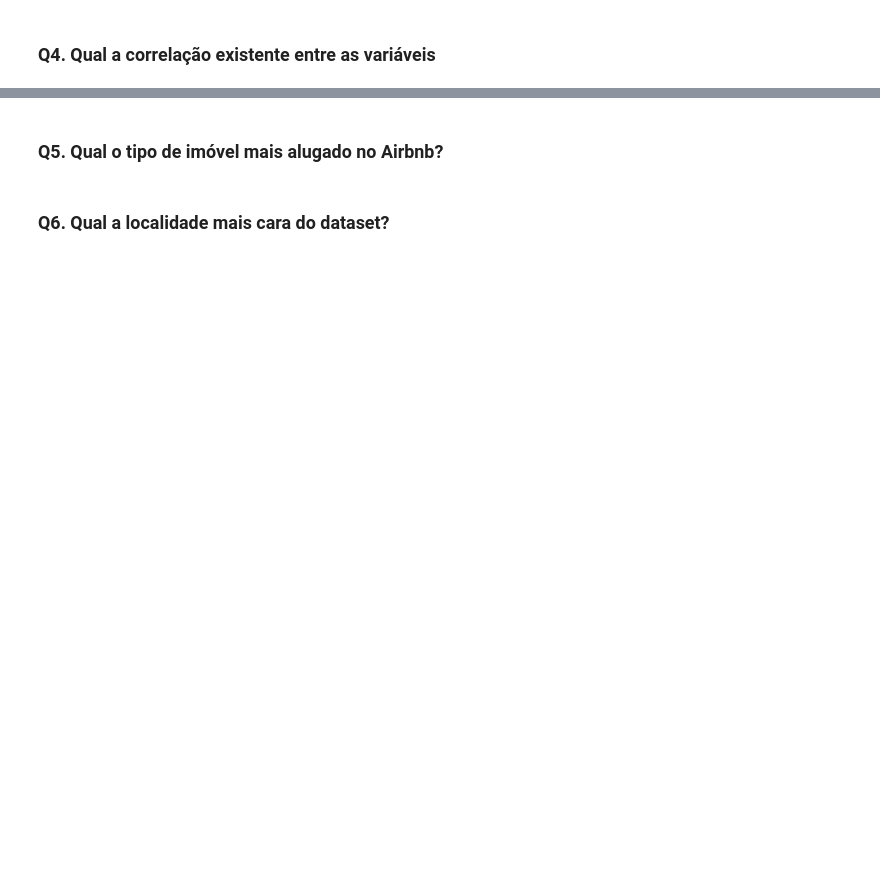
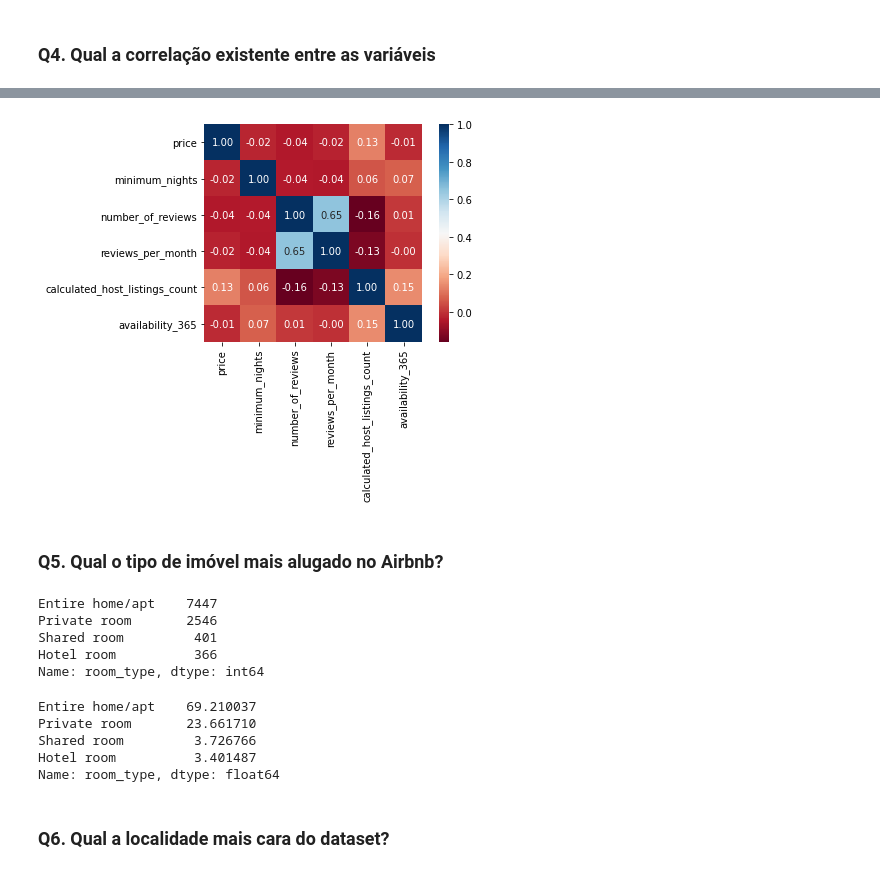
Before and after one commit to CarlosQuixada/Analise_Airbnb_Toquio, a Jupyter notebook: Analisando_os_Dados_do_Airbnb.ipynb, the cells around one changed output, grey strips where cells are left out. Saved outputs shown, nothing was run; the diff lists cells and outputs as text; code cells hidden in the pictures; blank space fills up the shorter version.

```diff
--- a/Analisando_os_Dados_do_Airbnb.ipynb
+++ b/Analisando_os_Dados_do_Airbnb.ipynb
@@ -78,5 +127,8 @@ Antes de iniciar qualquer análise, vamos verificar a cara do nosso *dataset*, a
 ### **Q4. Qual a correlação existente entre as variáveis**
 # %%
 # criar uma matriz de correlação
+corr = df[['price', 'minimum_nights', 'number_of_reviews', 'reviews_per_month',
+    'calculated_host_listings_count', 'availability_365']].corr()
 
 # mostrar a matriz de correlação
+display(corr)
@@ -83,11 +143,29 @@ Antes de iniciar qualquer análise, vamos verificar a cara do nosso *dataset*, a
 # %%
 # plotar um heatmap a partir das correlações
+import seaborn as sns
+sns.heatmap(corr, cmap='RdBu', fmt='.2f', square=True, linecolor='white', annot=True);
+# %% [output]
+[figure, added]
 # %% [markdown]
 ### **Q5. Qual o tipo de imóvel mais alugado no Airbnb?**
 # %%
 # mostrar a quantidade de cada tipo de imóvel disponível
+df['room_type'].value_counts()
+# %% [output]
+Entire home/apt    7447
+Private room       2546
+Shared room         401
+Hotel room          366
+Name: room_type, dtype: int64
 # %%
 # mostrar a porcentagem de cada tipo de imóvel disponível
+df['room_type'].value_counts()*100/df.shape[0]
+# %% [output]
+Entire home/apt    69.210037
+Private room       23.661710
+Shared room         3.726766
+Hotel room          3.401487
+Name: room_type, dtype: float64
 # %% [markdown]
 ### **Q6. Qual a localidade mais cara do dataset?**
 # %%
```
Also changed, not shown: parts of 14 cells of this notebook.
